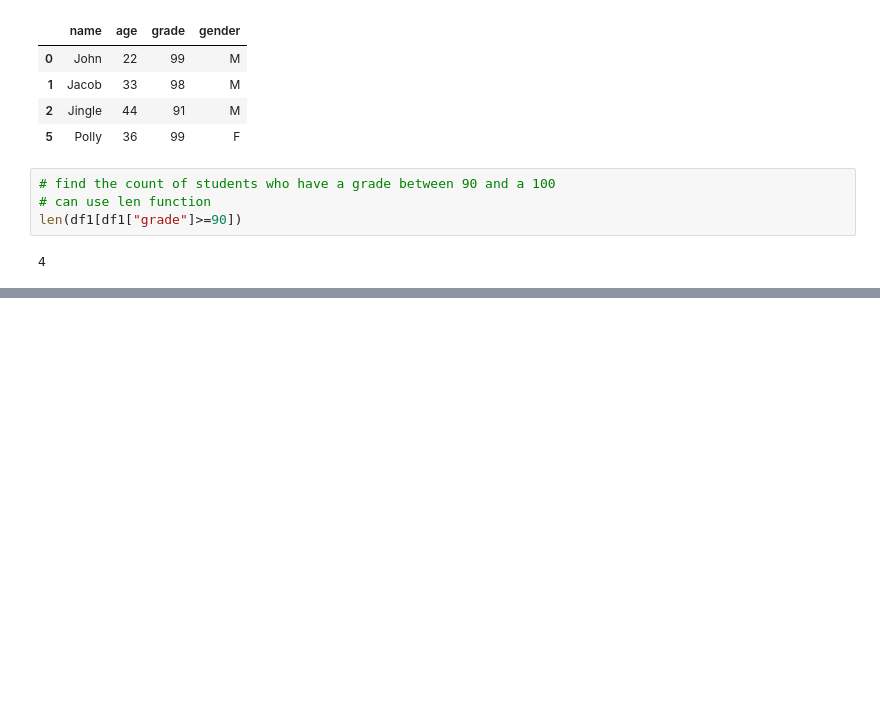
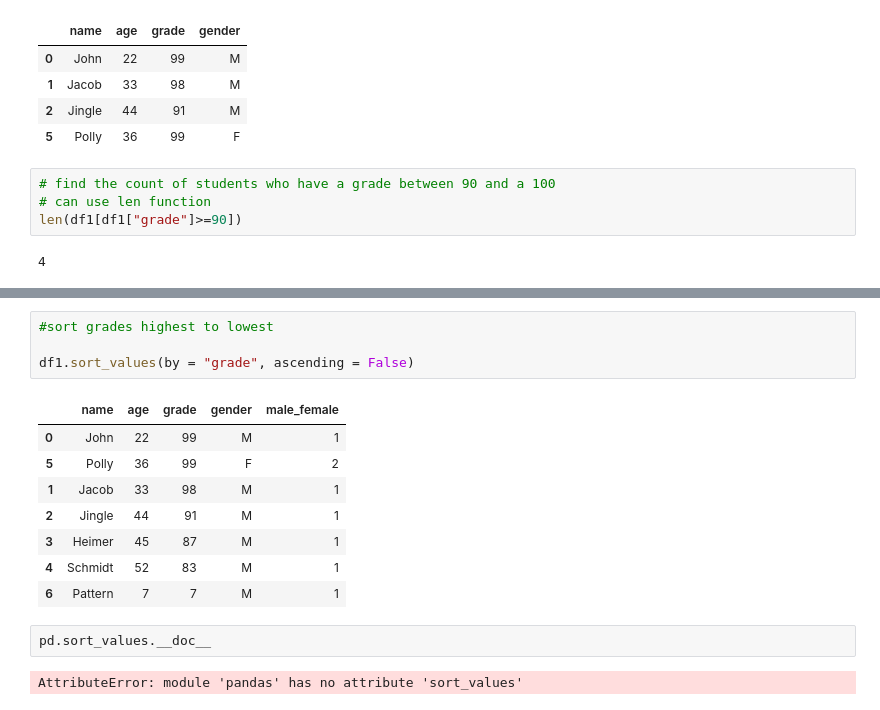
Before and after one commit to adarshkhub/PythonPractice, a Jupyter notebook: 6.3.24 warmup Pandas.ipynb, the cells around one changed output, grey strips where cells are left out. Saved outputs shown, nothing was run; the diff lists cells and outputs as text; blank space fills up the shorter version.

```diff
--- a/6.3.24 warmup Pandas.ipynb
+++ b/6.3.24 warmup Pandas.ipynb
@@ -180,0 +247,17 @@ len(df1[df1["grade"]>=90])
+# %%
+#sort grades highest to lowest
+
+df1.sort_values(by = "grade", ascending = False)
+# %% [output]
+|  | name | age | grade | gender | male_female |
+| 0 | John | 22 | 99 | M | 1 |
+| 5 | Polly | 36 | 99 | F | 2 |
+| 1 | Jacob | 33 | 98 | M | 1 |
+| 2 | Jingle | 44 | 91 | M | 1 |
+| 3 | Heimer | 45 | 87 | M | 1 |
+| 4 | Schmidt | 52 | 83 | M | 1 |
+| 6 | Pattern | 7 | 7 | M | 1 |
+# %%
+pd.sort_values.__doc__
+# %% [output]
+AttributeError: module 'pandas' has no attribute 'sort_values'
```
Also changed, not shown: parts of 10 cells of this notebook.
